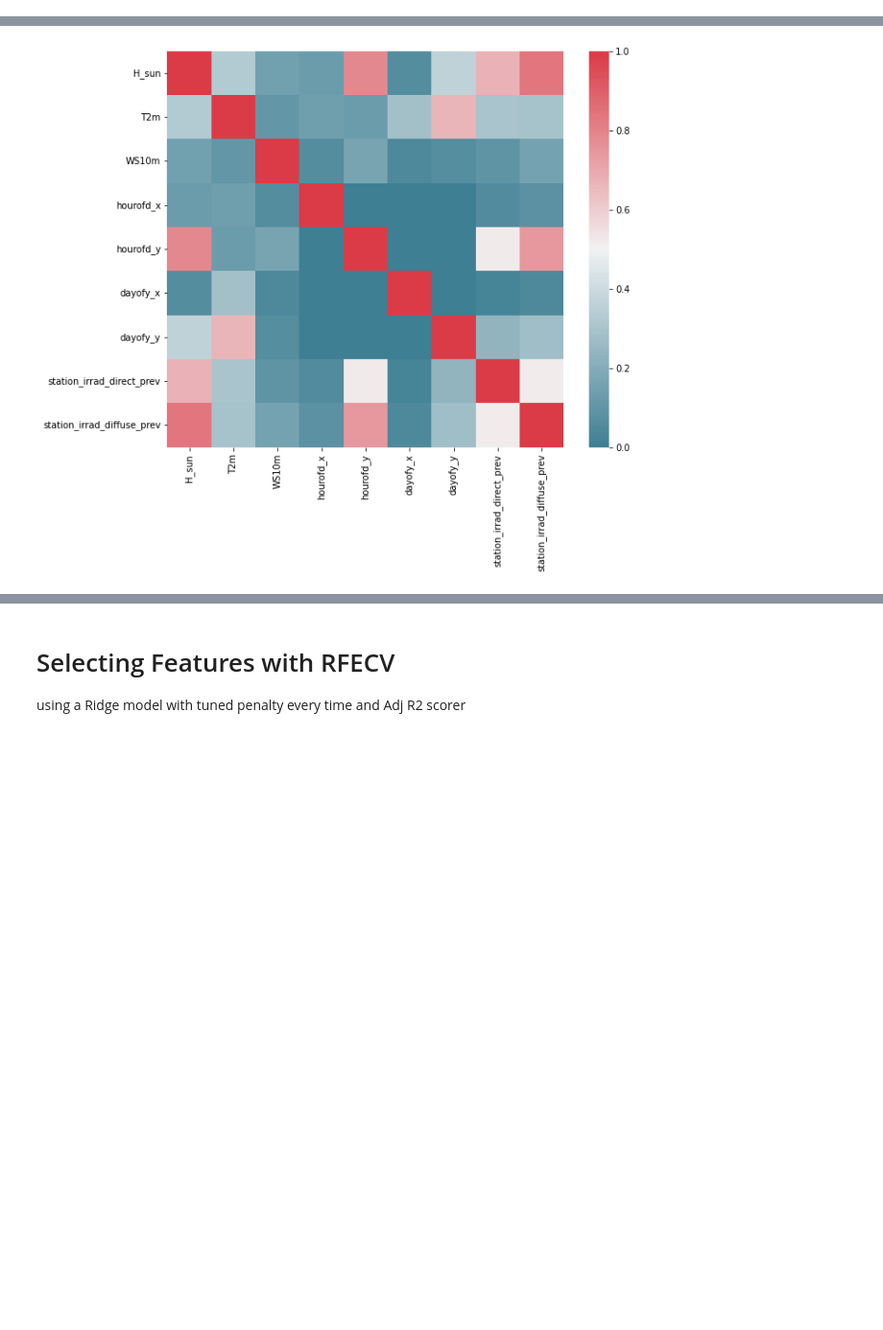
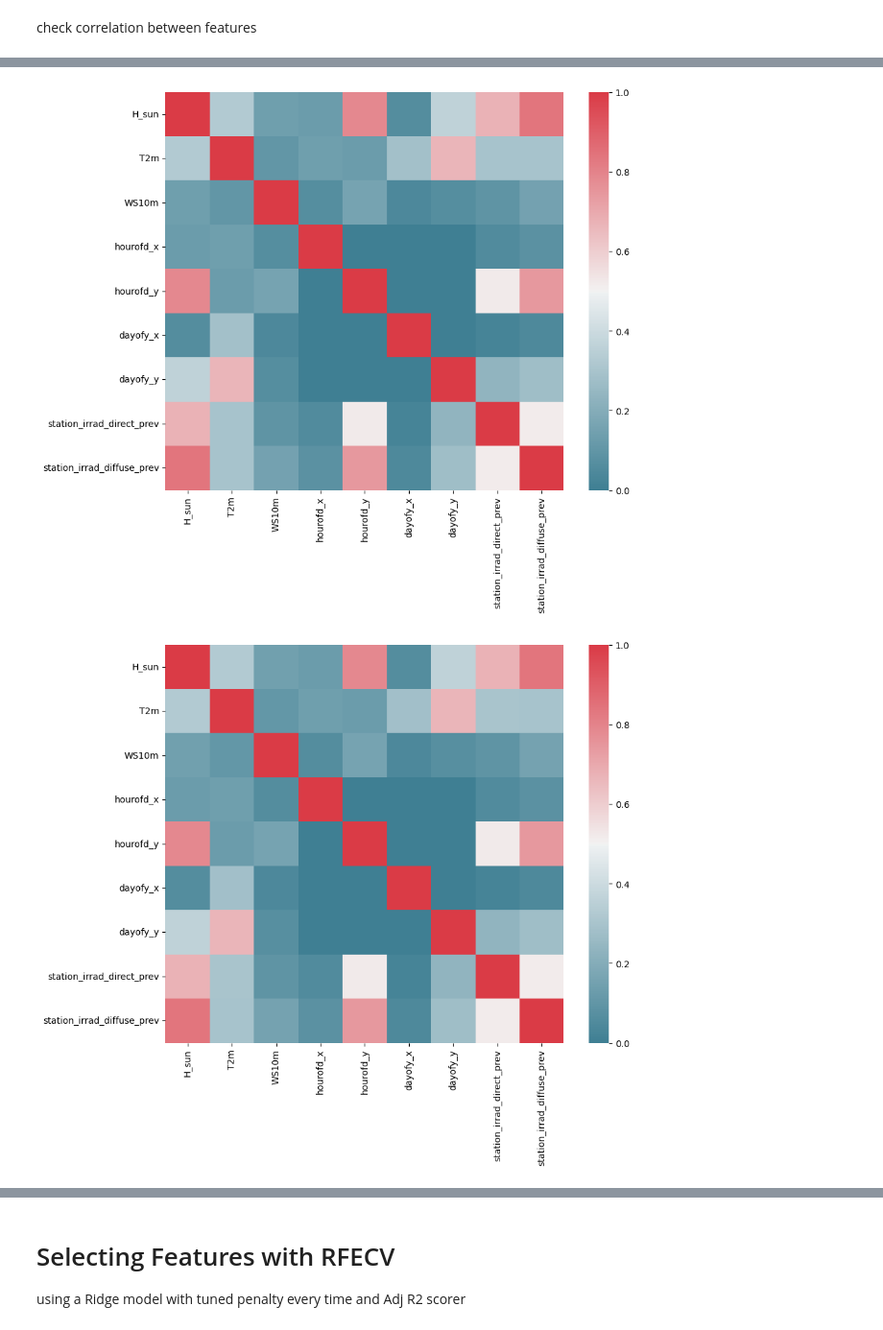
Before and after one commit to MahrokhGB/Synthetic_PV_Profiles, a Jupyter notebook: samples/PV/2_feature_eng.ipynb, the cells around one changed output, grey strips where cells are left out. Shown at 96% size. Drawn from its saved outputs; the diff is of its cells as text; code cells hidden in the pictures; blank space fills up the shorter version.

```diff
--- a/samples/PV/2_feature_eng.ipynb
+++ b/samples/PV/2_feature_eng.ipynb
@@ -19,9 +19,9 @@ np.random.seed(random_seed)
 random_state = np.random.RandomState(random_seed)
 # %%
 exp_name = 'PV_UniModal'
-filename_env = os.getcwd() + "/../../saved_results/" + exp_name + "_env"
-file = open(filename_env+'_raw', 'rb')
-print(filename_env+'_raw')
+filename_env = os.getcwd() + "/../../saved_results/" + exp_name + "_nicolas_env_raw" # TODO
+file = open(filename_env, 'rb')
+print(filename_env)
 env_dict = pickle.load(file)
 msg = '[INFO] loaded data for {:2.0f} clients'.format(env_dict['num_clients'])
 print(msg)
@@ -61,17 +64,27 @@ print('[INFO] reconstructed the ' + scenario_name_recons + ' scenario.')
+# %% [markdown]
+check correlation between features
 # %%
 # correlation map between features
 non_ar_feat_names = [x for x in env_dict['feature_names'] if not x.startswith('lag')]
+corr_av = np.zeros((len(non_ar_feat_names), len(non_ar_feat_names)))
 for client_num in clients_subset:
     # run correlation matrix and plot
     f, ax = plt.subplots(figsize=(10, 8))
     corr = houses[client_num].data_power.loc[:, non_ar_feat_names].corr()
-    sns.heatmap(np.abs(corr), mask=np.zeros_like(corr, dtype=np.bool),
+    corr_av += np.abs(corr)
+    sns.heatmap(np.abs(corr), mask=np.zeros_like(corr, dtype=bool),
                 cmap=sns.diverging_palette(220, 10, as_cmap=True),
                 square=True, ax=ax)
+corr_av = corr_av/len(clients_subset)
 
 msg = '[RES] observations:'
-msg += '\n1) H_sun, hourofd_y, irrad_direct, and irrad_diffuse are highly correlated'
-msg += '\n2) dayofy_y and T2m are highly correlated'
+for row_ind, row in enumerate(corr_av.index):
+    for col_ind, col in enumerate(corr_av.columns):
+        if row_ind<col_ind:
+            if np.abs(corr_av.iloc[row_ind, col_ind])>=0.75:
+                msg += '\n' + row + ' and ' + col + ' are highly correlated (|corr|={:0.2f})'.format(np.abs(corr_av.iloc[row_ind, col_ind]))
+            elif np.abs(corr_av.iloc[row_ind, col_ind])>=0.5:
+                msg += '\n' + row + ' and ' + col + ' are slightly correlated (|corr|={:0.2f})'.format(np.abs(corr_av.iloc[row_ind, col_ind]))
 print(msg)
 # %% [output]
 [RES] observations:
@@ -80 +98,2 @@ print(msg)
 [figure]
+[figure, added]
```
Also changed, not shown: parts of 26 cells of this notebook, 8 other files.
